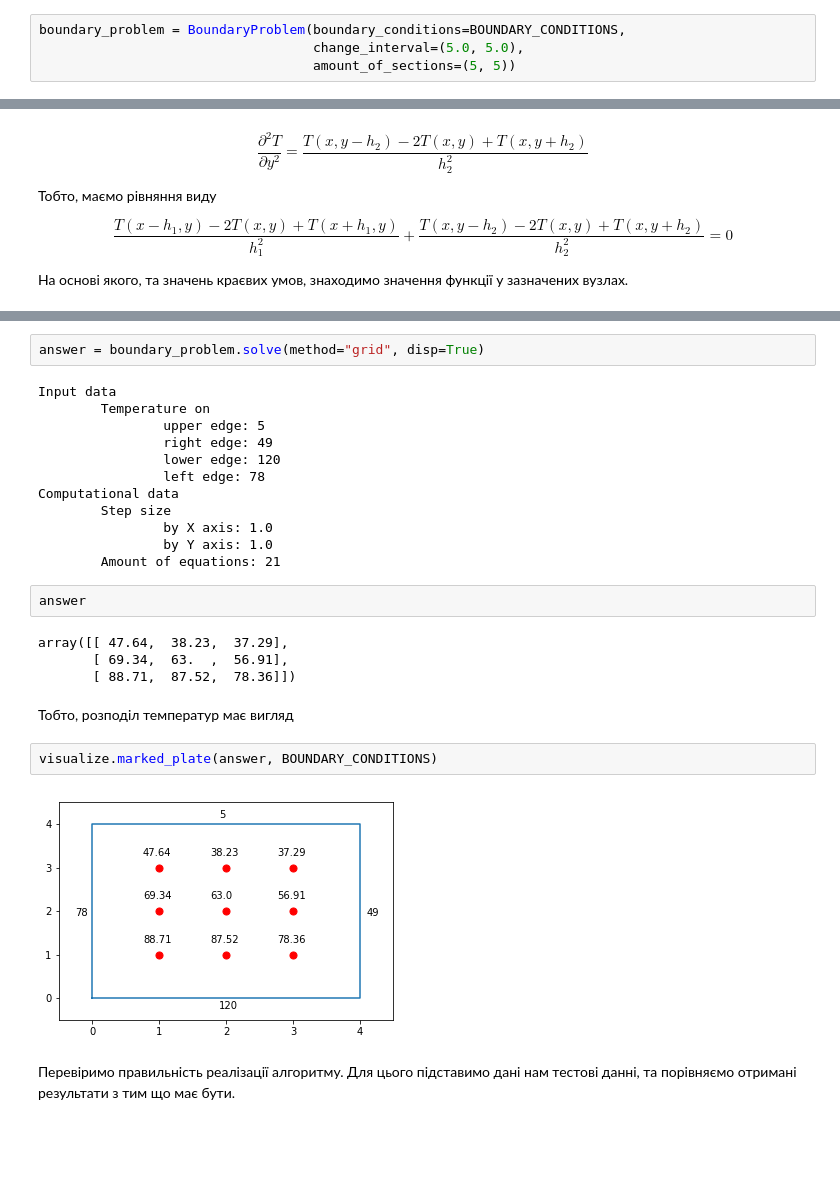
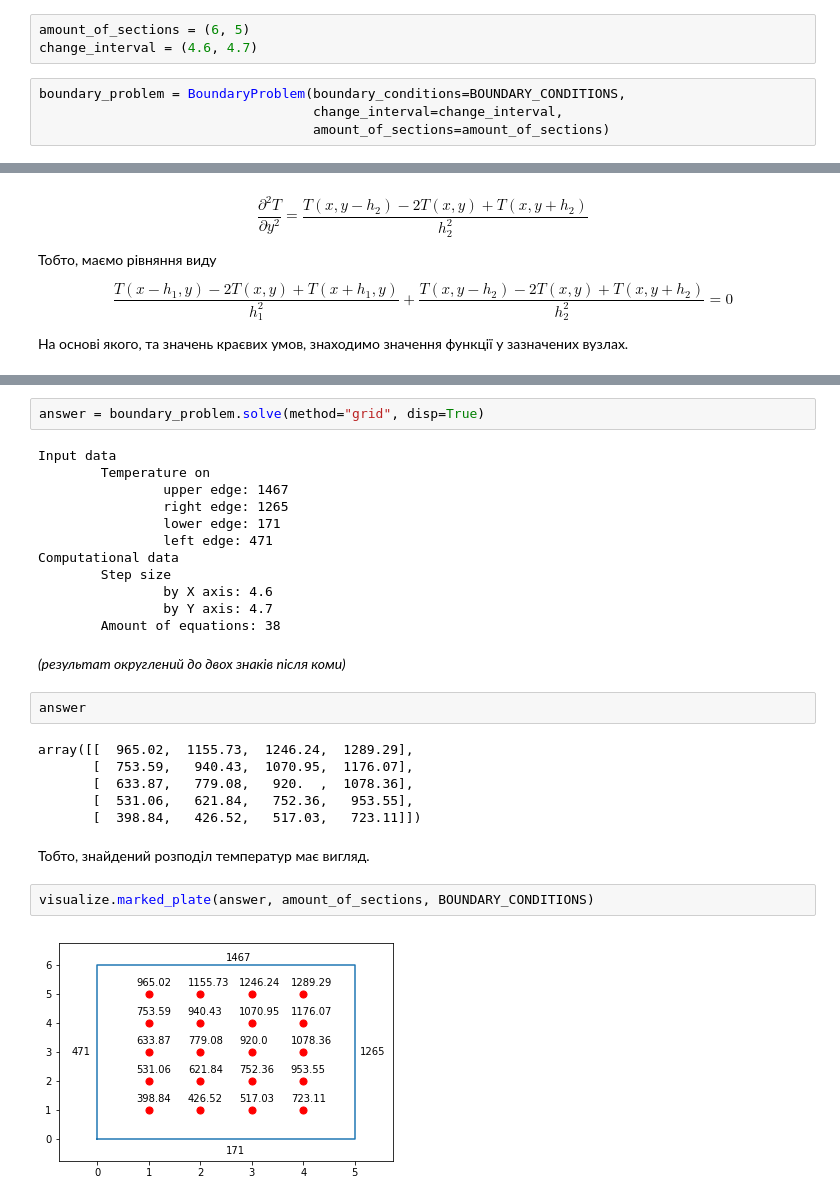
Before and after one commit to Vashanin/BoundaryProblem, a Jupyter notebook: launcher.ipynb, the cells around one changed output, grey strips where cells are left out. Saved outputs shown, nothing was run; the diff lists cells and outputs as text; blank space fills up the shorter version.

```diff
--- a/launcher.ipynb
+++ b/launcher.ipynb
@@ -13,5 +16,8 @@ $$\frac{\partial^2 T}{\partial x^2} + \frac{\partial^2 T}{\partial y^2} = 0$$
+# %%
+amount_of_sections = (6, 5)
+change_interval = (4.6, 4.7)
 # %%
 boundary_problem = BoundaryProblem(boundary_conditions=BOUNDARY_CONDITIONS,
-                                   change_interval=(5.0, 5.0),
-                                   amount_of_sections=(5, 5))
+                                   change_interval=change_interval,
+                                   amount_of_sections=amount_of_sections)
 # %% [markdown]
@@ -41,26 +50,28 @@ answer = boundary_problem.solve(method="grid", disp=True)
 # %% [output]
 Input data
         Temperature on
-                upper edge: 5
-                right edge: 49
-                lower edge: 120
-                left edge: 78
+                upper edge: 1467
+                right edge: 1265
+                lower edge: 171
+                left edge: 471
 Computational data
         Step size
-                by X axis: 1.0
-                by Y axis: 1.0
-        Amount of equations: 21
+                by X axis: 4.6
+                by Y axis: 4.7
+        Amount of equations: 38
+# %% [markdown]
+_(результат округлений до двох знаків після коми)_
 # %%
 answer
 # %% [output]
-array([[ 47.64,  38.23,  37.29],
-       [ 69.34,  63.  ,  56.91],
-       [ 88.71,  87.52,  78.36]])
+array([[  965.02,  1155.73,  1246.24,  1289.29],
+       [  753.59,   940.43,  1070.95,  1176.07],
+       [  633.87,   779.08,   920.  ,  1078.36],
+       [  531.06,   621.84,   752.36,   953.55],
+       [  398.84,   426.52,   517.03,   723.11]])
 # %% [markdown]
-Тобто, розподіл температур має вигляд
+Тобто, знайдений розподіл температур має вигляд.
 # %%
-visualize.marked_plate(answer, BOUNDARY_CONDITIONS)
+visualize.marked_plate(answer, amount_of_sections, BOUNDARY_CONDITIONS)
 # %% [output]
-[figure, old version]
+[figure, new version]
-# %% [markdown]
-Перевіримо правильність реалізації алгоритму. Для цього підставимо дані нам тестові данні, та порівняємо отримані результати з тим що має бути.
```
Also changed, not shown: parts of 7 cells of this notebook, 3 other files.
